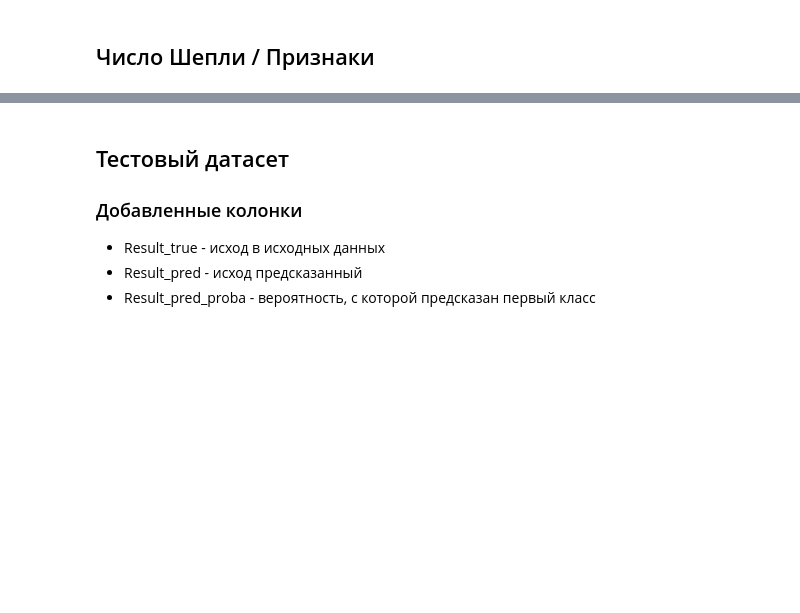
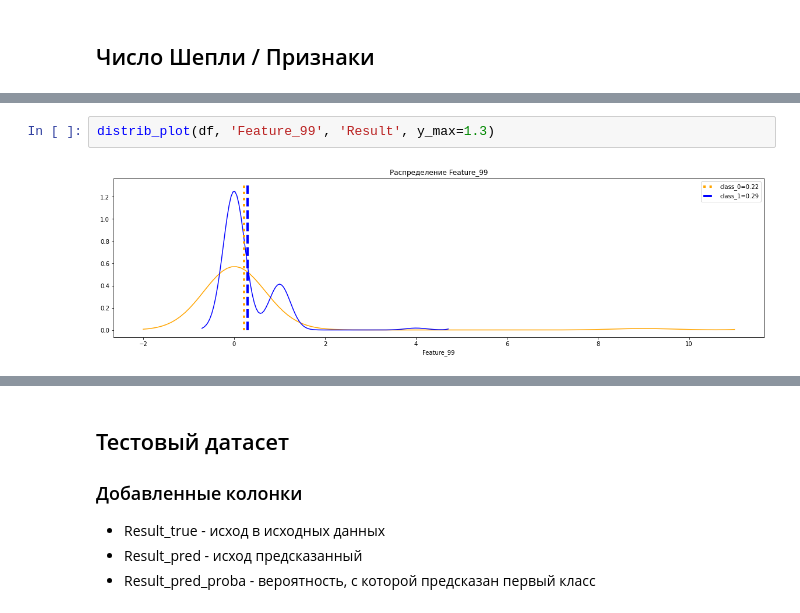
Before and after one commit to albul-k/ml_covid_surv_prediction, a Jupyter notebook: catboost_clf-ver_1.ipynb, the cells around one changed output, grey strips where cells are left out. Drawn from its saved outputs; the diff is of its cells as text; blank space fills up the shorter version.

```diff
--- a/catboost_clf-ver_1.ipynb
+++ b/catboost_clf-ver_1.ipynb
@@ -304,0 +301,4 @@ plt.legend()
+# %%
+distrib_plot(df, 'Feature_99', 'Result', y_max=1.3)
+# %% [output]
+[figure, added]
```
Also changed, not shown: parts of 13 cells of this notebook.
